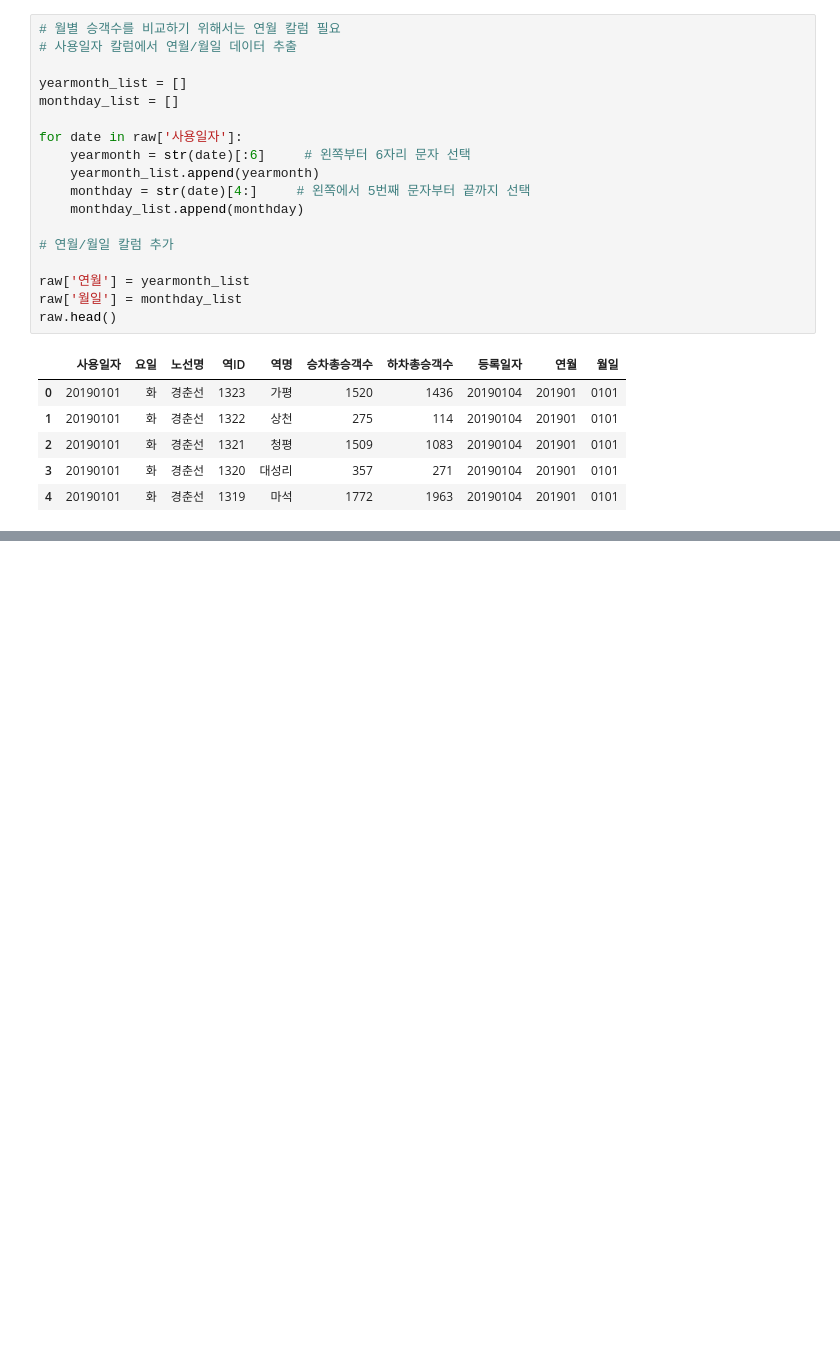
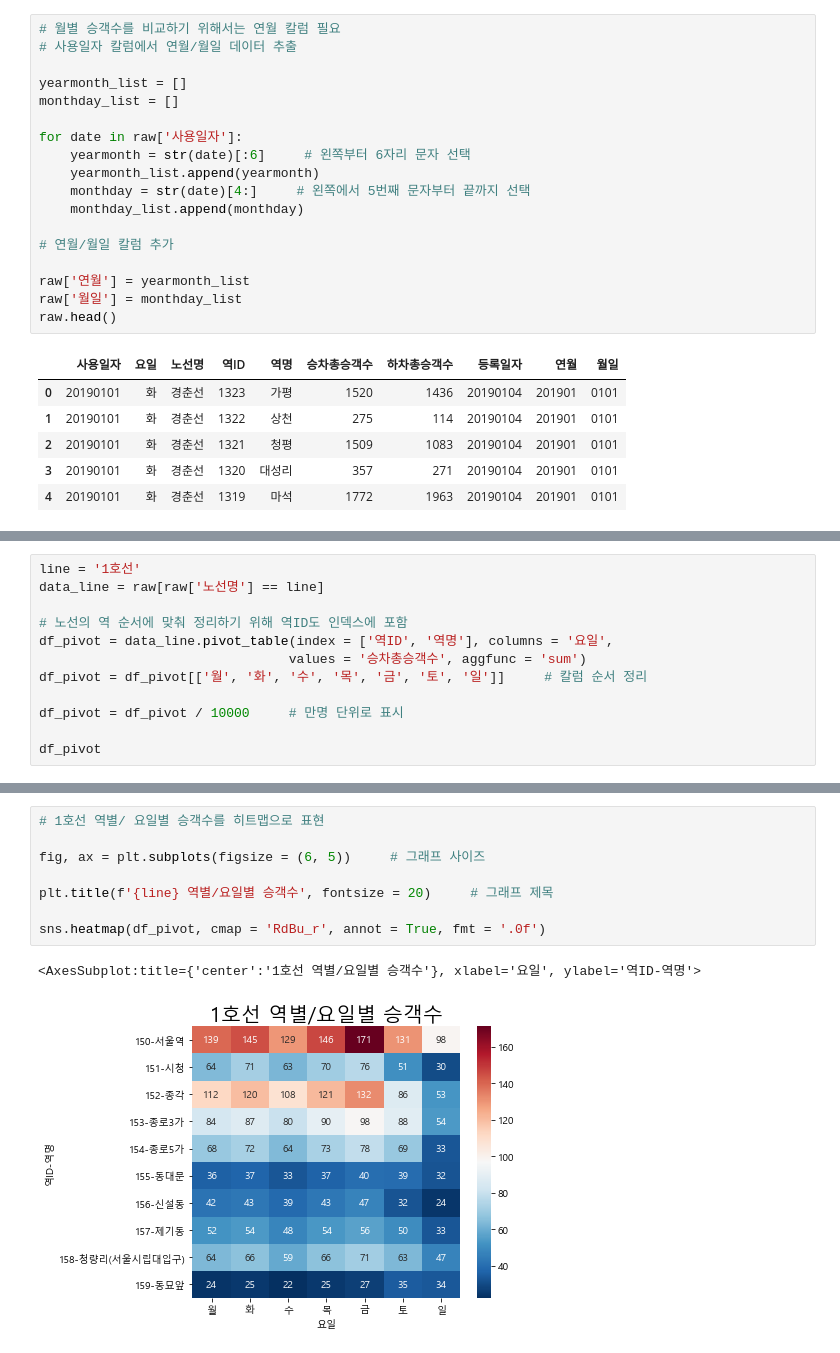
Before and after one commit to psuny1116/Project_by_lecture, a Jupyter notebook: subway analysis.ipynb, the cells around one changed output, grey strips where cells are left out. Cells and saved outputs as stored; diff of their text form; blank space fills up the shorter version.

```diff
--- a/subway analysis.ipynb
+++ b/subway analysis.ipynb
@@ -353,0 +481,12 @@ raw.head()
+# %%
+line = '1호선'
+data_line = raw[raw['노선명'] == line]
+
+# 노선의 역 순서에 맞춰 정리하기 위해 역ID도 인덱스에 포함
+df_pivot = data_line.pivot_table(index = ['역ID', '역명'], columns = '요일',
+                                values = '승차총승객수', aggfunc = 'sum')
+df_pivot = df_pivot[['월', '화', '수', '목', '금', '토', '일']]     # 칼럼 순서 정리
+
+df_pivot = df_pivot / 10000     # 만명 단위로 표시
+
+df_pivot
@@ -353,0 +531,11 @@ raw.head()
+# %%
+# 1호선 역별/ 요일별 승객수를 히트맵으로 표현
+
+fig, ax = plt.subplots(figsize = (6, 5))     # 그래프 사이즈
+
+plt.title(f'{line} 역별/요일별 승객수', fontsize = 20)     # 그래프 제목
+
+sns.heatmap(df_pivot, cmap = 'RdBu_r', annot = True, fmt = '.0f')
+# %% [output]
+<AxesSubplot:title={'center':'1호선 역별/요일별 승객수'}, xlabel='요일', ylabel='역ID-역명'>
+[figure, added]
```
Also changed, not shown: parts of 18 cells of this notebook.
